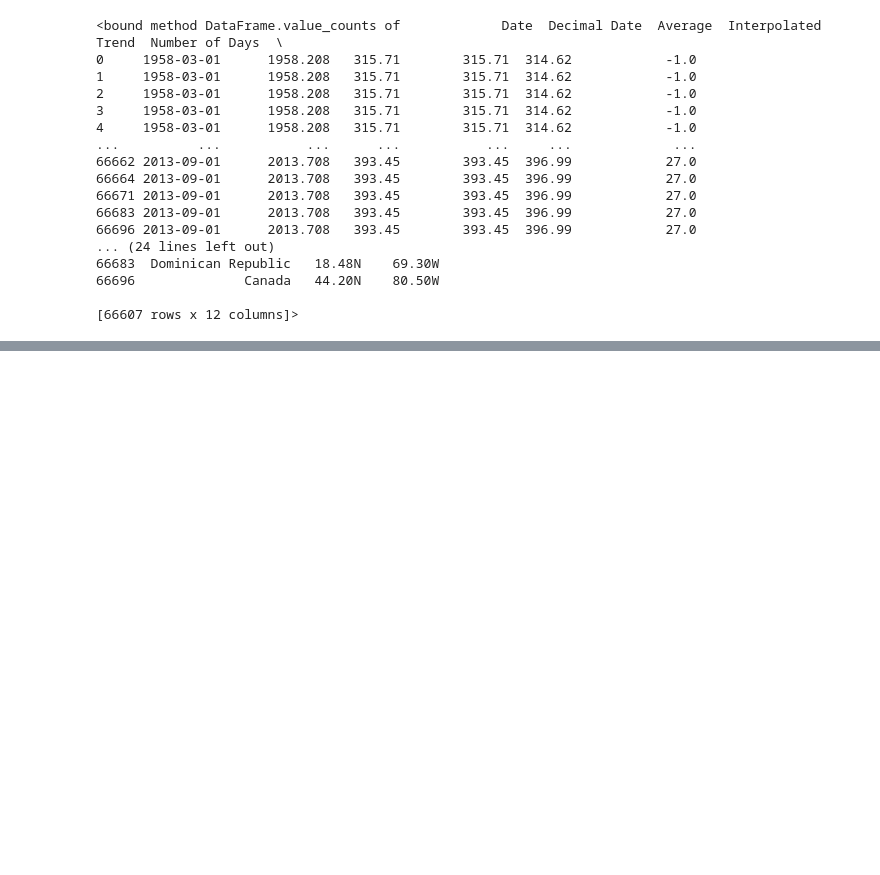
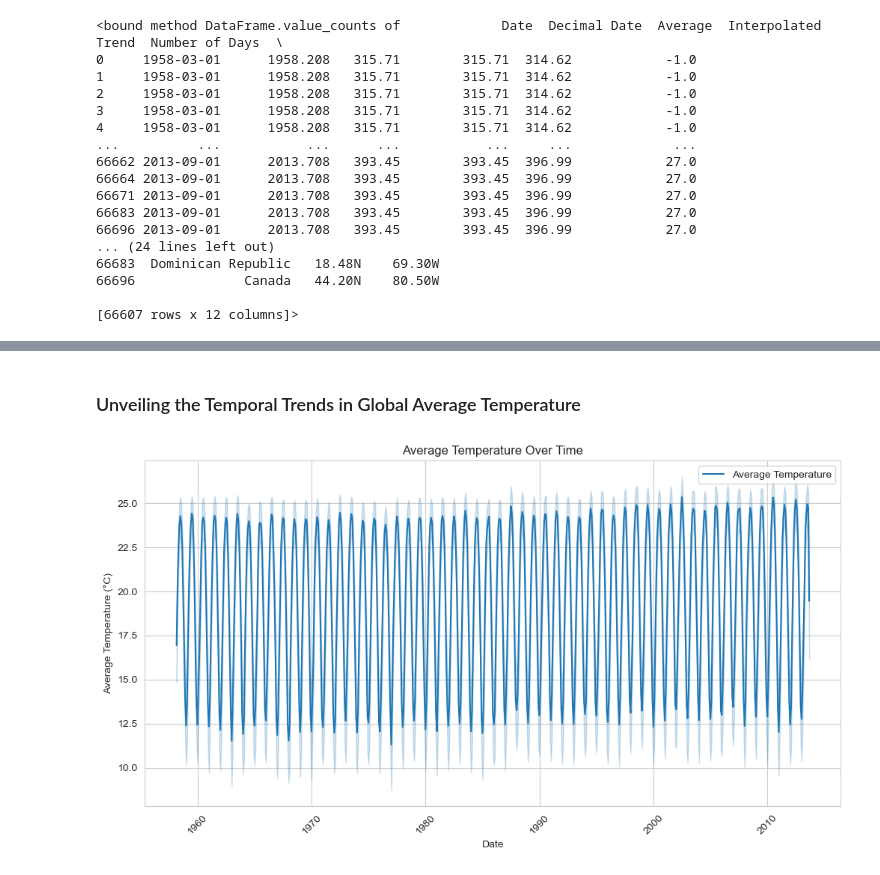
Before and after one commit to u-mar/Phase_5_Project, a Jupyter notebook: Untitled.ipynb, the cells around one changed output, grey strips where cells are left out. Drawn from its saved outputs; the diff is of its cells as text; code cells hidden in the pictures; blank space fills up the shorter version.

```diff
--- a/Untitled.ipynb
+++ b/Untitled.ipynb
@@ -310,0 +498,13 @@ merged_data_with_c02.value_counts
+# %% [markdown]
+###  Unveiling the Temporal Trends in Global Average Temperature
+# %%
+# Create a line plot of average temperature over time
+plt.figure(figsize=(12, 6))
+sns.lineplot(data=merged_data_with_c02, x='Date', y='AverageTemperature', label='Average Temperature')
+plt.title('Average Temperature Over Time')
+plt.xlabel('Date')
+plt.ylabel('Average Temperature (°C)')
+plt.xticks(rotation=45)
+plt.show()
+# %% [output]
+[figure, added]
```
Also changed, not shown: parts of 102 cells of this notebook, 5 other files.
